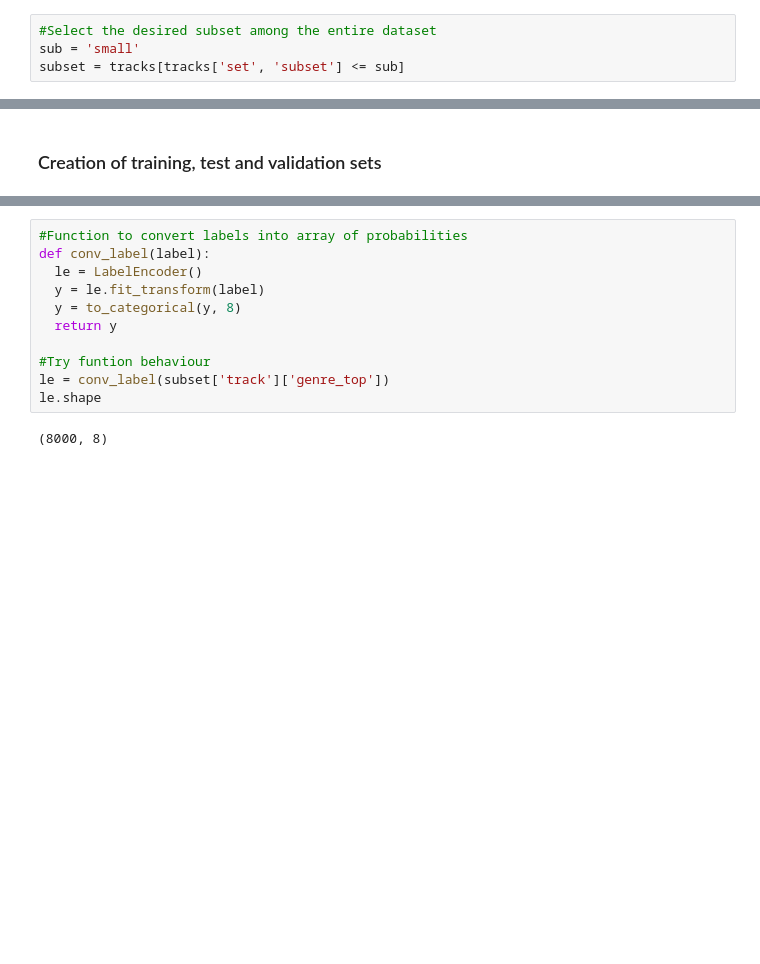
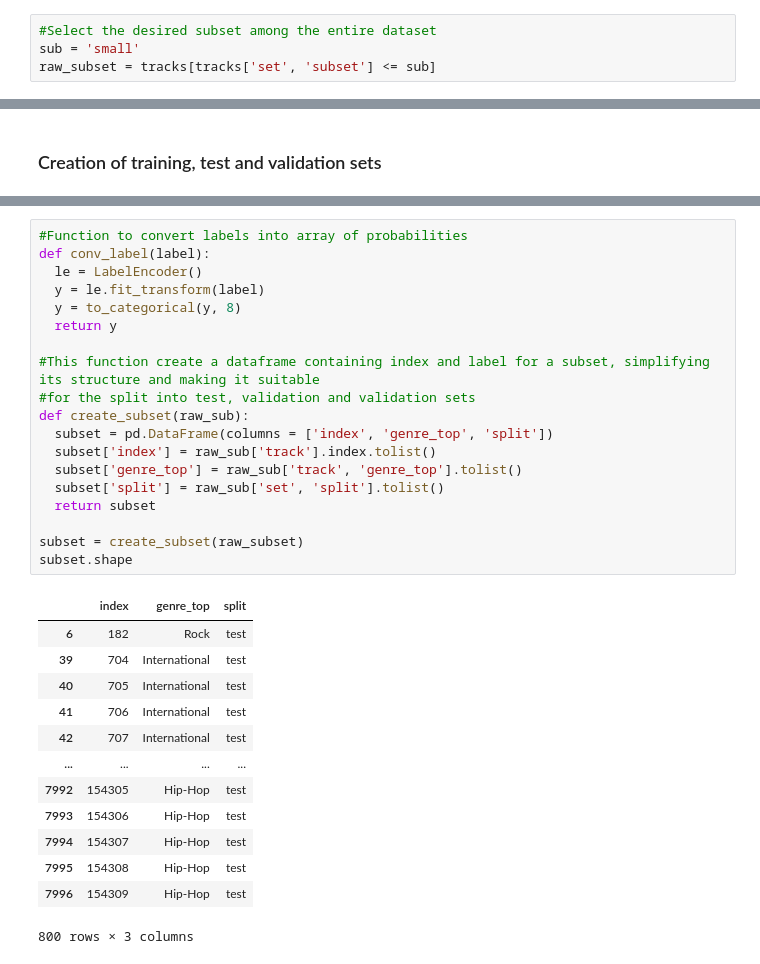
Before and after one commit to AlbertoSaretto/Music-Genre-Recognition, a Jupyter notebook: Preprocess.ipynb, the cells around one changed output, grey strips where cells are left out. Cells and saved outputs as stored; diff of their text form; blank space fills up the shorter version.

Commit message:
Label fix

```diff
--- a/Preprocess.ipynb
+++ b/Preprocess.ipynb
@@ -60,7 +60,7 @@ tracks.shape #, genres.shape, features.shape, echonest.shape
 # %%
 #Select the desired subset among the entire dataset
 sub = 'small'
-subset = tracks[tracks['set', 'subset'] <= sub]
+raw_subset = tracks[tracks['set', 'subset'] <= sub]
 # %% [markdown]
 # Audio
 # %% [markdown]
@@ -212,16 +213,36 @@ test_meta.shape
 # %%
 #Function to convert labels into array of probabilities
 def conv_label(label):
   le = LabelEncoder()
   y = le.fit_transform(label)
   y = to_categorical(y, 8)
   return y
 
-#Try funtion behaviour
-le = conv_label(subset['track']['genre_top'])
-le.shape
+#This function create a dataframe containing index and label for a subset, simplifying its structure and making it suitable
+#for the split into test, validation and validation sets
+def create_subset(raw_sub):
+  subset = pd.DataFrame(columns = ['index', 'genre_top', 'split'])
+  subset['index'] = raw_sub['track'].index.tolist()
+  subset['genre_top'] = raw_sub['track', 'genre_top'].tolist()
+  subset['split'] = raw_sub['set', 'split'].tolist()
+  return subset
+
+subset = create_subset(raw_subset)
+subset.shape
 # %% [output]
+|  | index | genre_top | split |
+| 6 | 182 | Rock | test |
+| 39 | 704 | International | test |
+| 40 | 705 | International | test |
+| 41 | 706 | International | test |
+| 42 | 707 | International | test |
+| ... | ... | ... | ... |
+| 7992 | 154305 | Hip-Hop | test |
+| 7993 | 154306 | Hip-Hop | test |
+| 7994 | 154307 | Hip-Hop | test |
+| 7995 | 154308 | Hip-Hop | test |
+| 7996 | 154309 | Hip-Hop | test |
-(8000, 8)
+800 rows × 3 columns
 # %%
 #Here we define functions for the creation of useful datasets for CNNs learning
 
```
Also changed, not shown: parts of 9 cells of this notebook, 1 other file.
